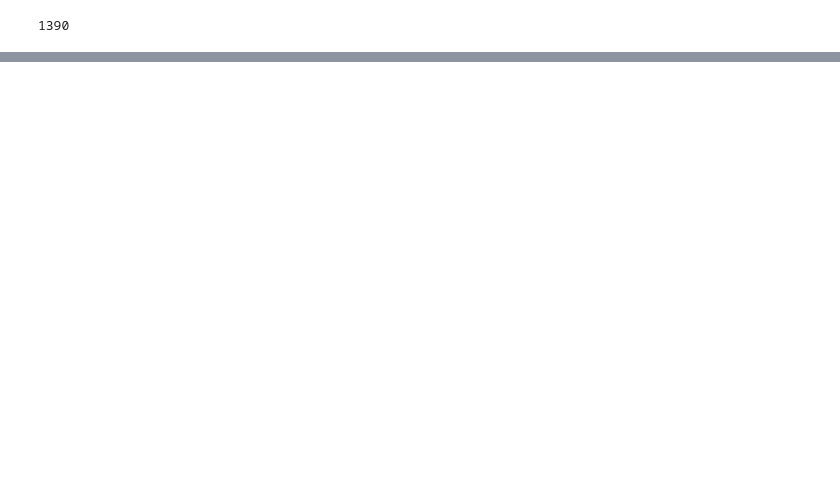
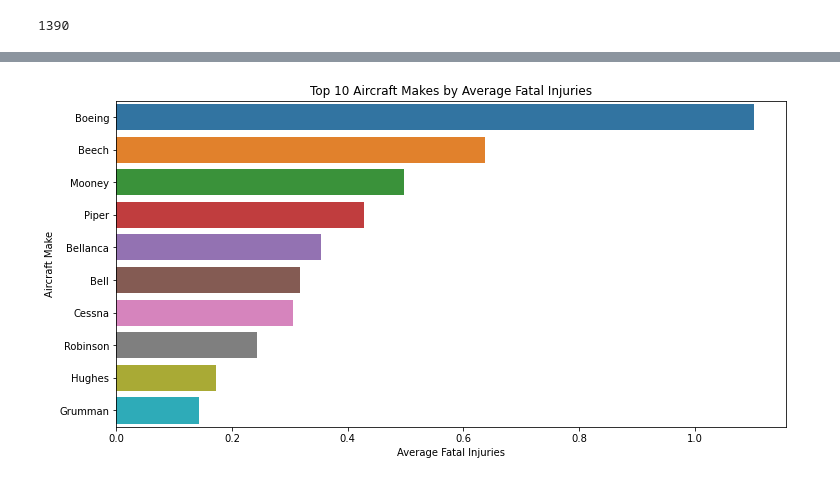
Before and after one commit to pianch/dsc-phase-1-project-v3, a Jupyter notebook: student.ipynb, the cells around one changed output, grey strips where cells are left out. Cells and saved outputs as stored; diff of their text form; code cells hidden in the pictures; blank space fills up the shorter version.

```diff
--- a/student.ipynb
+++ b/student.ipynb
@@ -309,0 +374,3 @@ dtype: int64
+# %%
+# Creates a new column 'Total_Passengers'
+df['Total.Passengers'] = df['Total.Fatal.Injuries'] + df['Total.Serious.Injuries'] + df['Total.Minor.Injuries'] + df['Total.Uninjured']
@@ -309,0 +486,4 @@ dtype: int64
+# %%
+# Count the occurrences of each make
+make_count = aviation_data['Make'].value_counts()
+make_count
@@ -309,0 +503,4 @@ dtype: int64
+# %%
+# Step 2: Get the top 10 makes
+top_10_makes_list = make_count.nlargest(10).index.tolist()
+top_10_makes_list
@@ -309,0 +518,5 @@ dtype: int64
+# %%
+
+# Filter the DataFrame for the top 10 makes
+top_10_makes = aviation_data[aviation_data['Make'].isin(top_10_makes_list)]
+(top_10_makes.head())
@@ -309,0 +553,19 @@ dtype: int64
+# %%
+# Group by Aircraft Make and calculate mean injuries
+avg_injuries_by_make = top_10_makes.groupby('Make').agg({
+    'Total.Fatal.Injuries': 'mean',
+    'Total.Serious.Injuries': 'mean',
+    'Total.Minor.Injuries': 'mean',
+    'Total.Uninjured': 'mean'
+}).reset_index()
+
+# Plot the top 10 Aircraft Makes by average fatal injuries
+plt.figure(figsize=(12, 6))
+top_10_makes = avg_injuries_by_make.nlargest(10, 'Total.Fatal.Injuries')
+sns.barplot(x='Total.Fatal.Injuries', y='Make', data=top_10_makes)
+plt.title('Top 10 Aircraft Makes by Average Fatal Injuries')
+plt.xlabel('Average Fatal Injuries')
+plt.ylabel('Aircraft Make')
+plt.show()
+# %% [output]
+[figure, added]
```
Also changed, not shown: parts of 64 cells of this notebook.
